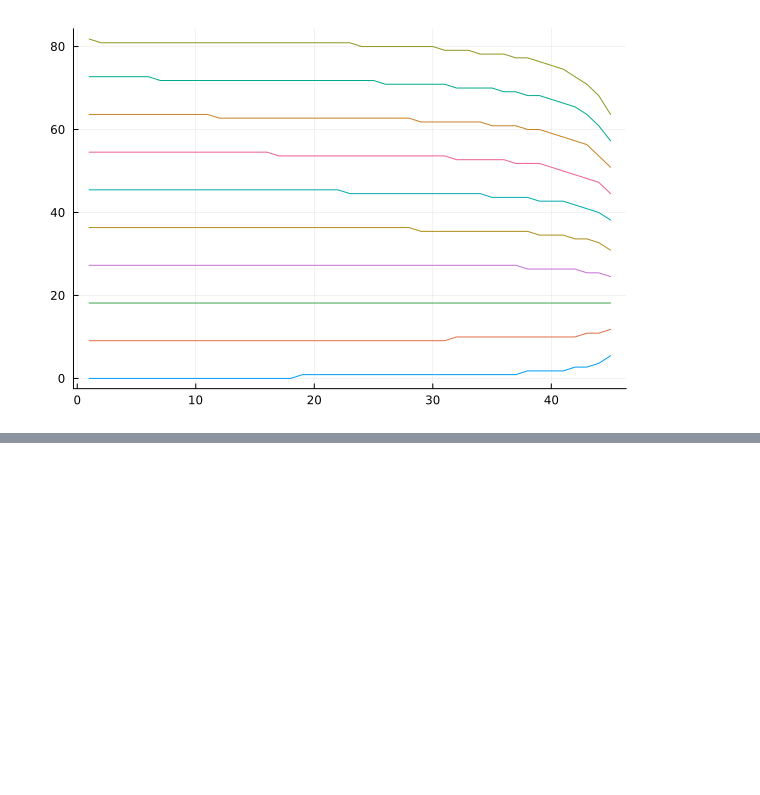
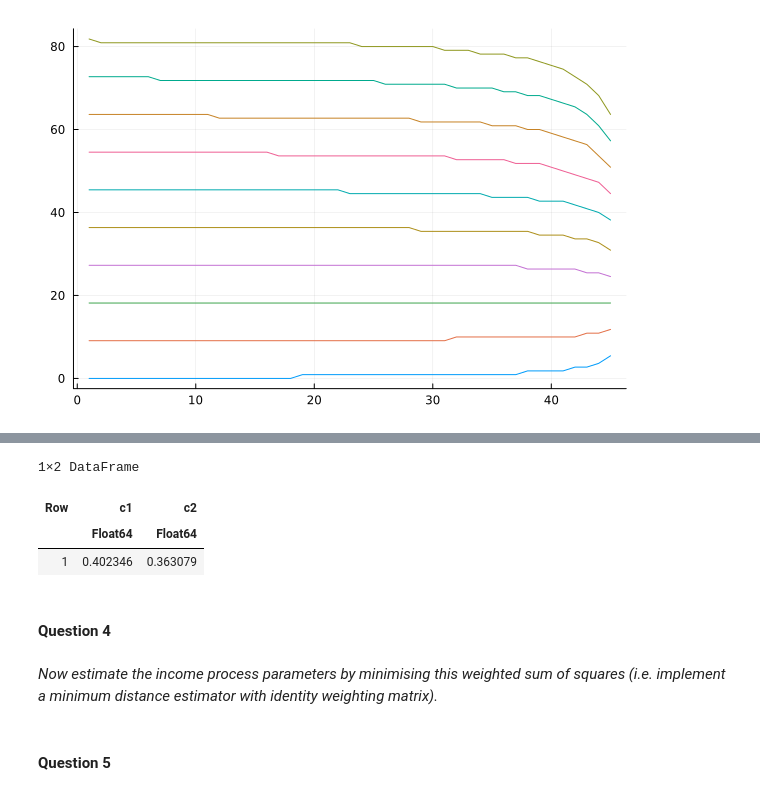
Before and after one commit to sgcbayli024/metrics, a Jupyter notebook: hw4/hw4.ipynb, the cells around one changed output, grey strips where cells are left out. Drawn from its saved outputs; the diff is of its cells as text; code cells hidden in the pictures; blank space fills up the shorter version.

```diff
--- a/hw4/hw4.ipynb
+++ b/hw4/hw4.ipynb
@@ -239,0 +294,18 @@ plot(1:pars.T,agrid[A[3,1:10:Ka,:]'],legend=false) # plot the asset policy funct
+# %%
+@chain data begin
+    @combine begin
+        :c1 = cov(log.(:y),log.(:ylag1))
+        :c2 = cov(log.(:y),log.(:ylag2))
+    end
+end
+# %% [output]
+1×2 DataFrame
+| Row | c1 | c2 |
+|  | Float64 | Float64 |
+| 1 | 0.402346 | 0.363079 |
+# %% [markdown]
+#### **Question 4**
+# %% [markdown]
+*Now estimate the income process parameters by minimising this weighted sum of squares (i.e. implement a minimum distance estimator with identity weighting matrix).*
+# %% [markdown]
+#### **Question 5**
```
Also changed, not shown: parts of 8 cells of this notebook.
